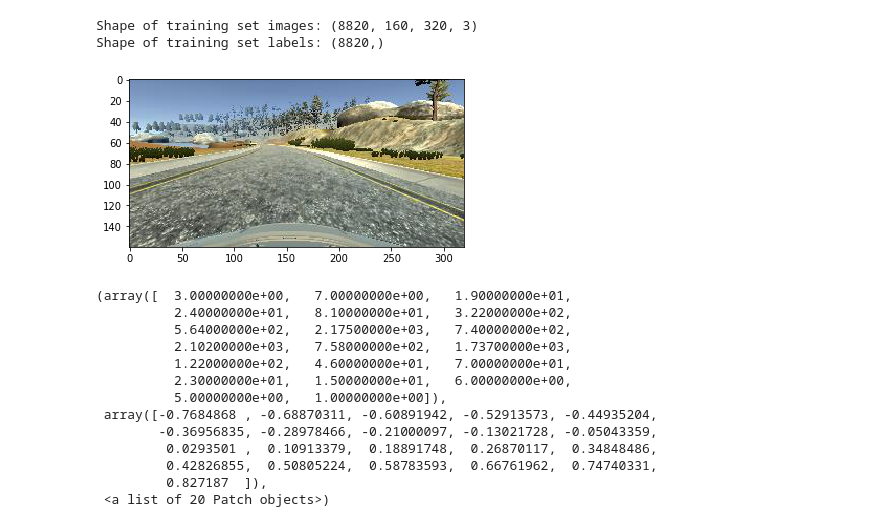
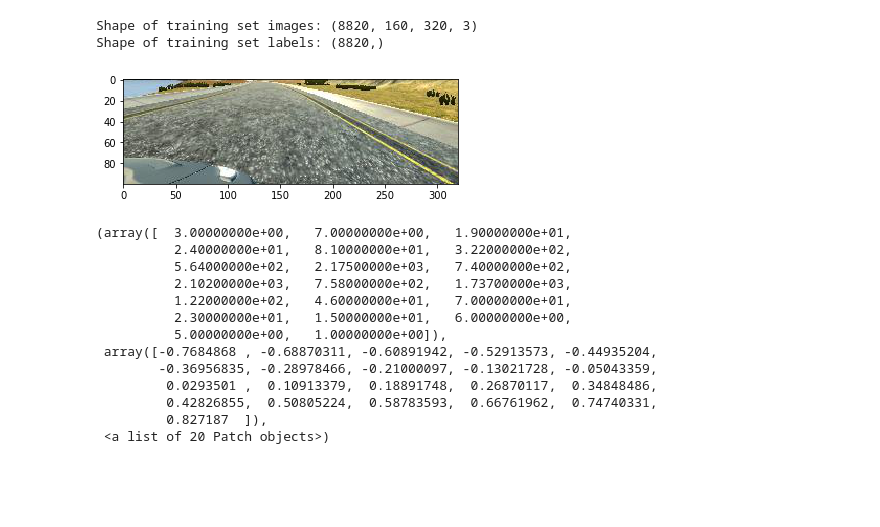
Before and after one commit to Bilalkhanten/CarND-Behavioral-Cloning-P3, a Jupyter notebook: Behavioural_Driving.ipynb, the cells around one changed output. Drawn from its saved outputs; the diff is of its cells as text; code cells hidden in the pictures; blank space fills up the shorter version.

```diff
--- a/Behavioural_Driving.ipynb
+++ b/Behavioural_Driving.ipynb
@@ -75,5 +78,20 @@ def read_img(img_name, path):
 ### Load Center Images And Flip Them
 # %%
 from imgaug import augmenters as iaa
+# %%
+# Crop the image in the hight dimension
+crop_y_start = 60
+new_y_max = 160 - crop_y_start
+# %%
+X_train_center = np.zeros((img_count, new_y_max, 320, 3), dtype=np.uint8)
+X_train_left = np.zeros((img_count, new_y_max, 320, 3), dtype=np.uint8)
+X_train_right = np.zeros((img_count, new_y_max, 320, 3), dtype=np.uint8)
+
+y_train_center = np.zeros((img_count), dtype=np.float32)
+y_train_left = np.zeros((img_count), dtype=np.float32)
+y_train_right = np.zeros((img_count), dtype=np.float32)
+
+X_train_dict = {"Center": X_train_center, "Left": X_train_left, "Right": X_train_right}
+y_train_dict = {"Center": y_train_center, "Left": y_train_left, "Right": y_train_right}
 # %%
 # Let's import all our images and steering angles
@@ -101,10 +121,10 @@ Shape of training set images: (8820, 160, 320, 3)
 Shape of training set labels: (8820,)
 # %%
 # Let's visualise an image
-plt.imshow(X_train[345], cmap=None)
+plt.imshow(X_train_right[976], cmap=None)
 plt.show()
 # %% [output]
-[figure, old version]
+[figure, new version]
 # %%
 # Now let's see what our distribution of steering angles looks like
 fig, ax = plt.subplots(1, 1, figsize=(10, 5))
```
Also changed, not shown: parts of 20 cells of this notebook, 2 other files.
